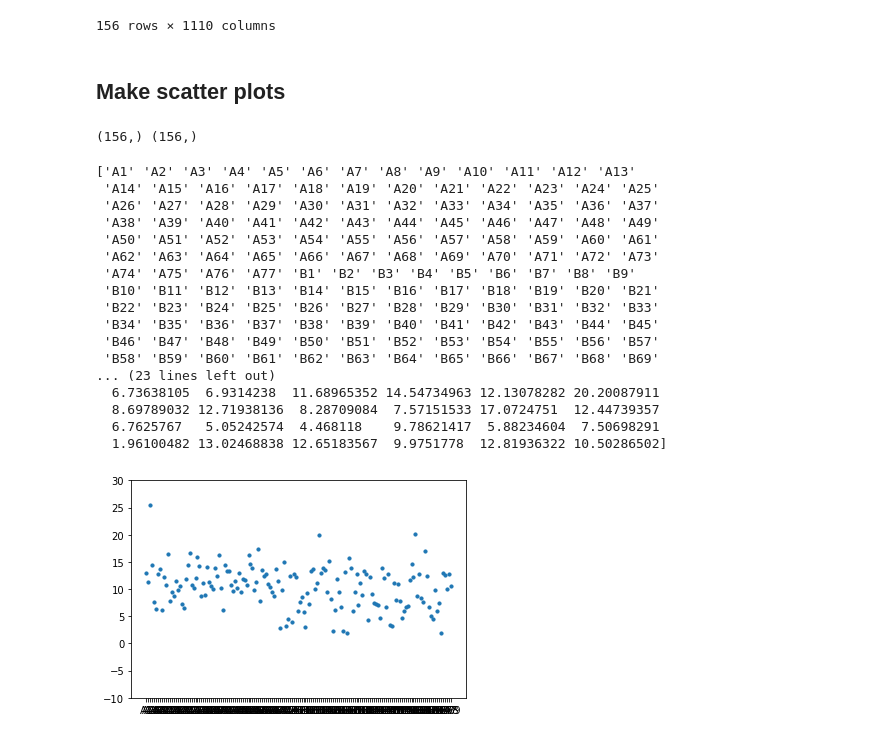
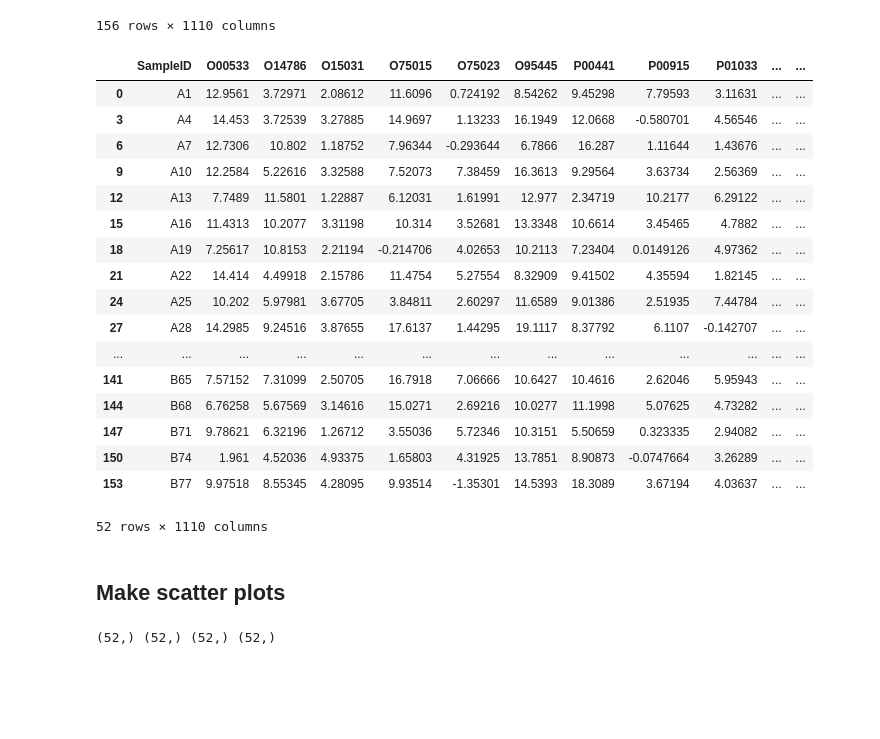
Before and after one commit to chrisbock76/Final_Project, a Jupyter notebook: data_merge.ipynb, the cells around one changed output. Drawn from its saved outputs; the diff is of its cells as text; code cells hidden in the pictures; blank space fills up the shorter version.

```diff
--- a/data_merge.ipynb
+++ b/data_merge.ipynb
@@ -161,39 +152,39 @@ merged_df
 merged_df.to_csv("Resources/NPX_data1_merged.csv", index=False)
+# %%
+#Make dataframes for the different timeframes of data
+baseline_df = merged_df.loc[merged_df['Time']=="Baseline"]
+week6_df = merged_df.loc[merged_df['Time']=="Week.6"]
+week12_df = merged_df.loc[merged_df['Time']=="Week.12"]
+baseline_df
+# %% [output]
+|  | SampleID | O00533 | O14786 | O15031 | O75015 | O75023 | O95445 | P00441 | P00915 | P01033 | ... | ... |
+| 0 | A1 | 12.9561 | 3.72971 | 2.08612 | 11.6096 | 0.724192 | 8.54262 | 9.45298 | 7.79593 | 3.11631 | ... | ... |
+| 3 | A4 | 14.453 | 3.72539 | 3.27885 | 14.9697 | 1.13233 | 16.1949 | 12.0668 | -0.580701 | 4.56546 | ... | ... |
+| 6 | A7 | 12.7306 | 10.802 | 1.18752 | 7.96344 | -0.293644 | 6.7866 | 16.287 | 1.11644 | 1.43676 | ... | ... |
+| 9 | A10 | 12.2584 | 5.22616 | 3.32588 | 7.52073 | 7.38459 | 16.3613 | 9.29564 | 3.63734 | 2.56369 | ... | ... |
+| 12 | A13 | 7.7489 | 11.5801 | 1.22887 | 6.12031 | 1.61991 | 12.977 | 2.34719 | 10.2177 | 6.29122 | ... | ... |
+| 15 | A16 | 11.4313 | 10.2077 | 3.31198 | 10.314 | 3.52681 | 13.3348 | 10.6614 | 3.45465 | 4.7882 | ... | ... |
+| 18 | A19 | 7.25617 | 10.8153 | 2.21194 | -0.214706 | 4.02653 | 10.2113 | 7.23404 | 0.0149126 | 4.97362 | ... | ... |
+| 21 | A22 | 14.414 | 4.49918 | 2.15786 | 11.4754 | 5.27554 | 8.32909 | 9.41502 | 4.35594 | 1.82145 | ... | ... |
+| 24 | A25 | 10.202 | 5.97981 | 3.67705 | 3.84811 | 2.60297 | 11.6589 | 9.01386 | 2.51935 | 7.44784 | ... | ... |
+| 27 | A28 | 14.2985 | 9.24516 | 3.87655 | 17.6137 | 1.44295 | 19.1117 | 8.37792 | 6.1107 | -0.142707 | ... | ... |
+| ... | ... | ... | ... | ... | ... | ... | ... | ... | ... | ... | ... | ... |
+| 141 | B65 | 7.57152 | 7.31099 | 2.50705 | 16.7918 | 7.06666 | 10.6427 | 10.4616 | 2.62046 | 5.95943 | ... | ... |
+| 144 | B68 | 6.76258 | 5.67569 | 3.14616 | 15.0271 | 2.69216 | 10.0277 | 11.1998 | 5.07625 | 4.73282 | ... | ... |
+| 147 | B71 | 9.78621 | 6.32196 | 1.26712 | 3.55036 | 5.72346 | 10.3151 | 5.50659 | 0.323335 | 2.94082 | ... | ... |
+| 150 | B74 | 1.961 | 4.52036 | 4.93375 | 1.65803 | 4.31925 | 13.7851 | 8.90873 | -0.0747664 | 3.26289 | ... | ... |
+| 153 | B77 | 9.97518 | 8.55345 | 4.28095 | 9.93514 | -1.35301 | 14.5393 | 18.3089 | 3.67194 | 4.03637 | ... | ... |
+52 rows × 1110 columns
 # %% [markdown]
 ## Make scatter plots
-# %%
-
-df = cardiometabolic_df_dropped.reset_index()
-df.columns
-x_values = df.iloc[:,0]
-y_values = df.iloc[:,1].astype(float)
-print(x_values.shape, y_values.shape)
-# %% [output]
-(156,) (156,)
-# %%
-print(x_values.values)
-print(y_values.values)
-# %% [output]
-['A1' 'A2' 'A3' 'A4' 'A5' 'A6' 'A7' 'A8' 'A9' 'A10' 'A11' 'A12' 'A13'
- 'A14' 'A15' 'A16' 'A17' 'A18' 'A19' 'A20' 'A21' 'A22' 'A23' 'A24' 'A25'
- 'A26' 'A27' 'A28' 'A29' 'A30' 'A31' 'A32' 'A33' 'A34' 'A35' 'A36' 'A37'
- 'A38' 'A39' 'A40' 'A41' 'A42' 'A43' 'A44' 'A45' 'A46' 'A47' 'A48' 'A49'
- 'A50' 'A51' 'A52' 'A53' 'A54' 'A55' 'A56' 'A57' 'A58' 'A59' 'A60' 'A61'
- 'A62' 'A63' 'A64' 'A65' 'A66' 'A67' 'A68' 'A69' 'A70' 'A71' 'A72' 'A73'
- 'A74' 'A75' 'A76' 'A77' 'B1' 'B2' 'B3' 'B4' 'B5' 'B6' 'B7' 'B8' 'B9'
- 'B10' 'B11' 'B12' 'B13' 'B14' 'B15' 'B16' 'B17' 'B18' 'B19' 'B20' 'B21'
- 'B22' 'B23' 'B24' 'B25' 'B26' 'B27' 'B28' 'B29' 'B30' 'B31' 'B32' 'B33'
- 'B34' 'B35' 'B36' 'B37' 'B38' 'B39' 'B40' 'B41' 'B42' 'B43' 'B44' 'B45'
- 'B46' 'B47' 'B48' 'B49' 'B50' 'B51' 'B52' 'B53' 'B54' 'B55' 'B56' 'B57'
- 'B58' 'B59' 'B60' 'B61' 'B62' 'B63' 'B64' 'B65' 'B66' 'B67' 'B68' 'B69'
-... (23 lines left out)
-  6.73638105  6.9314238  11.68965352 14.54734963 12.13078282 20.20087911
-  8.69789032 12.71938136  8.28709084  7.57151533 17.0724751  12.44739357
-  6.7625767   5.05242574  4.468118    9.78621417  5.88234604  7.50698291
-  1.96100482 13.02468838 12.65183567  9.9751778  12.81936322 10.50286502]
-# %%
-plt.scatter(x=x_values.values, y=y_values.values,s=10)
-plt.ylim(-10, 30)
-plt.show(block=True)
-# %% [output]
-[figure, removed]
+# %%
+#Assign X values as the Sample IDs
+bx1 = baseline_df.iloc[:,0]
+
+#Set the Y values for the first protein ID from the different timeframe DFs
+by1 = baseline_df.iloc[:,1].astype(float)
+by2 = week6_df.iloc[:,1].astype(float)
+by3 = week12_df.iloc[:,1].astype(float)
+print(bx1.shape, by1.shape, by2.shape, by3.shape)
+# %% [output]
+(52,) (52,) (52,) (52,)
```
Also changed, not shown: parts of 14 cells of this notebook.
